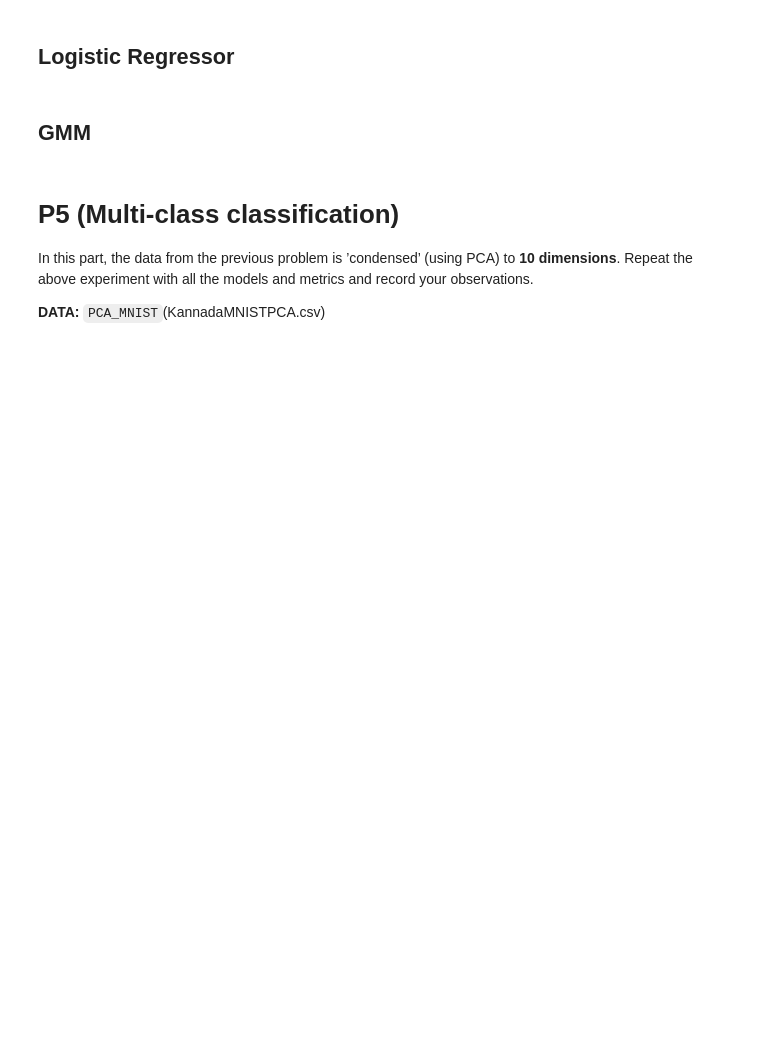
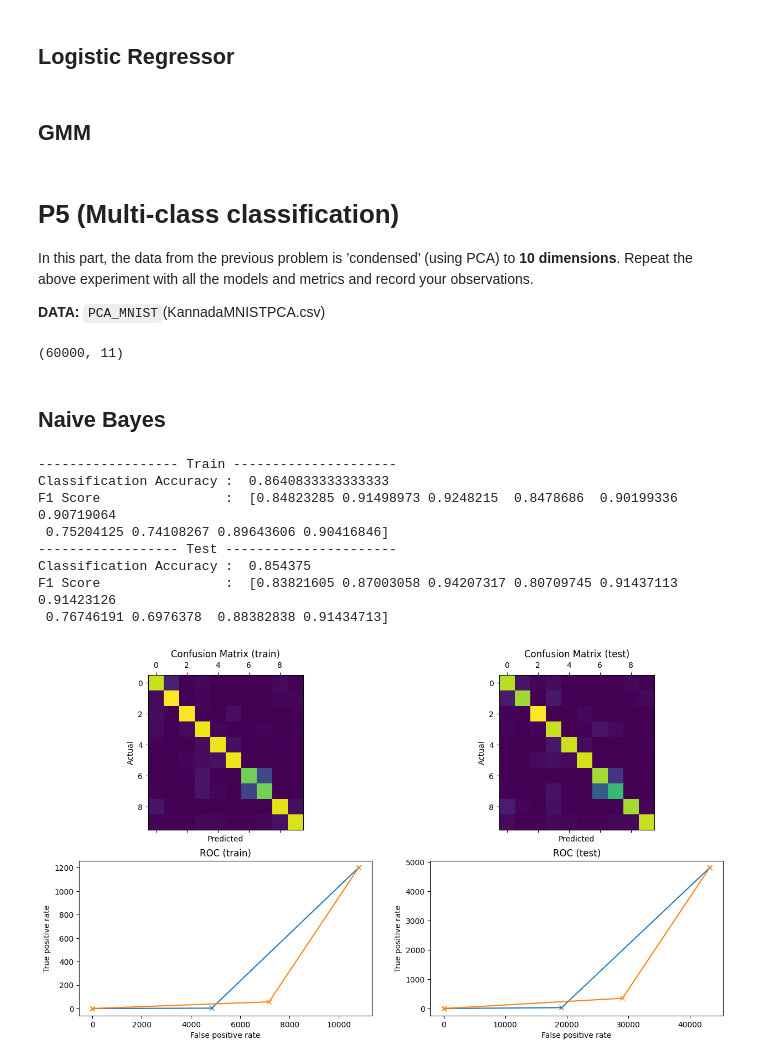
Before and after one commit to lokesh1197/PRNN-2023, a Jupyter notebook: solution.ipynb, the cells around one changed output. Cells and saved outputs as stored; diff of their text form; code cells hidden in the pictures; blank space fills up the shorter version.

```diff
--- a/solution.ipynb
+++ b/solution.ipynb
@@ -556,4 +582,37 @@ In this part, the data from the previous problem is ’condensed’ (using PCA)
 
 **DATA:** `PCA_MNIST`(KannadaMNISTPCA.csv)
 # %%
-p5["data"] = np.genfromtxt(dataFolder + "/PCA_MNIST.csv", delimiter=',')
+p5["data"] = np.genfromtxt(dataFolder + "/PCA_MNIST.csv", delimiter=',')[1:]
+# %%
+p5["data"].shape
+# %% [output]
+(60000, 11)
+# %%
+def stats(label, data, stats=False):
+    X = data
+    Y = label * np.ones(data.shape[0])
+    if stats:
+        return X, Y, { "mean": np.mean(X, axis=0), "cov": np.cov(X.T), "prior": data.shape[0] }
+    return X, Y
+
+classWiseData = [[] for _ in range(10)]
+for row in p5["data"]:
+    label = int(row[0])
+    classWiseData[label].append(row[1:])
+
+p5["splitData"] = [trainTestSplit(np.array(classWiseData), r, stats) for r in [0.2, 0.3, 0.5, 0.7, 0.9]]
+# %% [markdown]
+## Naive Bayes
+# %%
+p5["result"] = [[] for _ in range(5)]
+p5["result"][0] = metrics.print(*p5["splitData"][0], naiveLogNormal)
+# %% [output]
+------------------ Train ---------------------
+Classification Accuracy :  0.8640833333333333
+F1 Score                :  [0.84823285 0.91498973 0.9248215  0.8478686  0.90199336 0.90719064
+ 0.75204125 0.74108267 0.89643606 0.90416846]
+------------------ Test ----------------------
+Classification Accuracy :  0.854375
+F1 Score                :  [0.83821605 0.87003058 0.94207317 0.80709745 0.91437113 0.91423126
+ 0.76746191 0.6976378  0.88382838 0.91434713]
+[figure, added]
```
Also changed, not shown: parts of 8 cells of this notebook, 1 other file.
